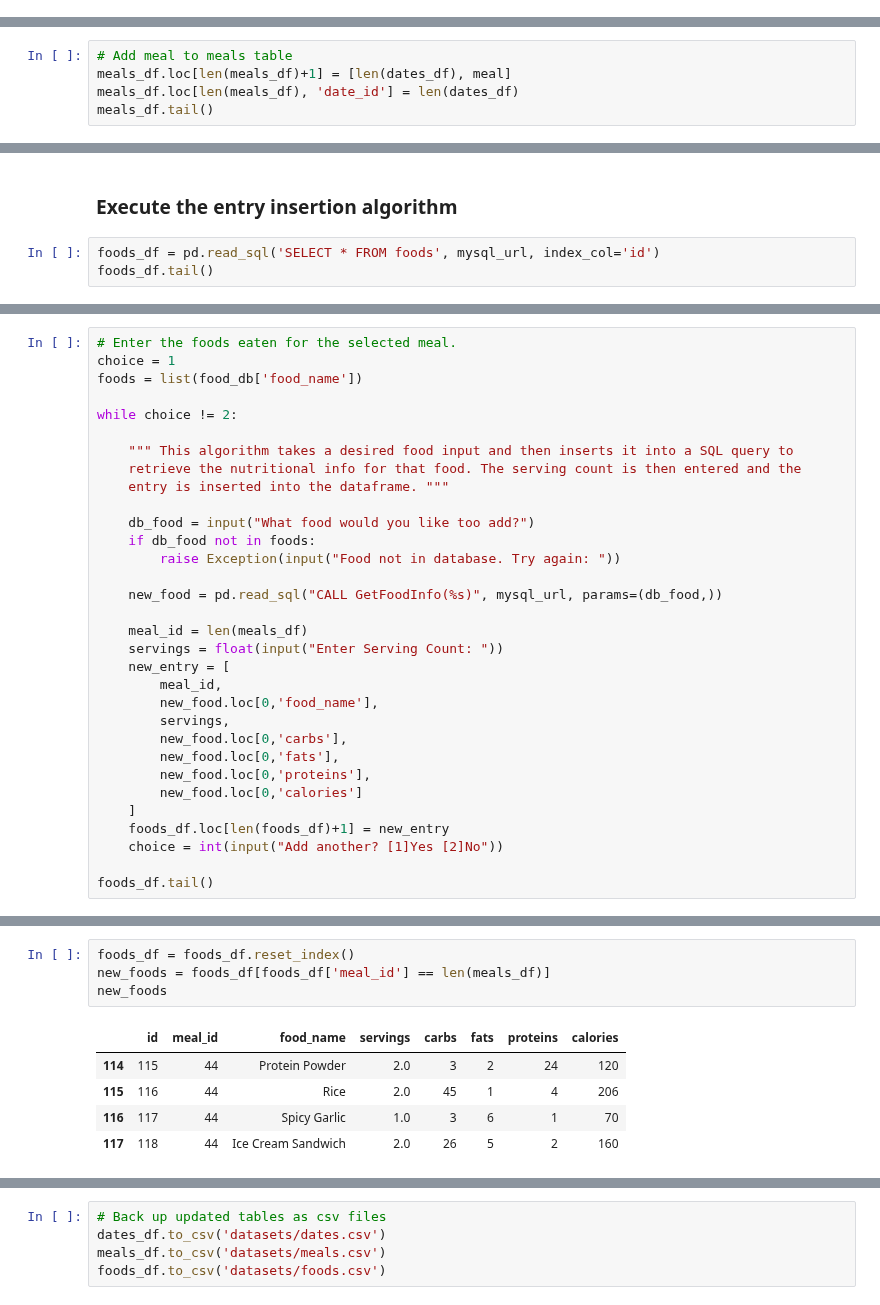
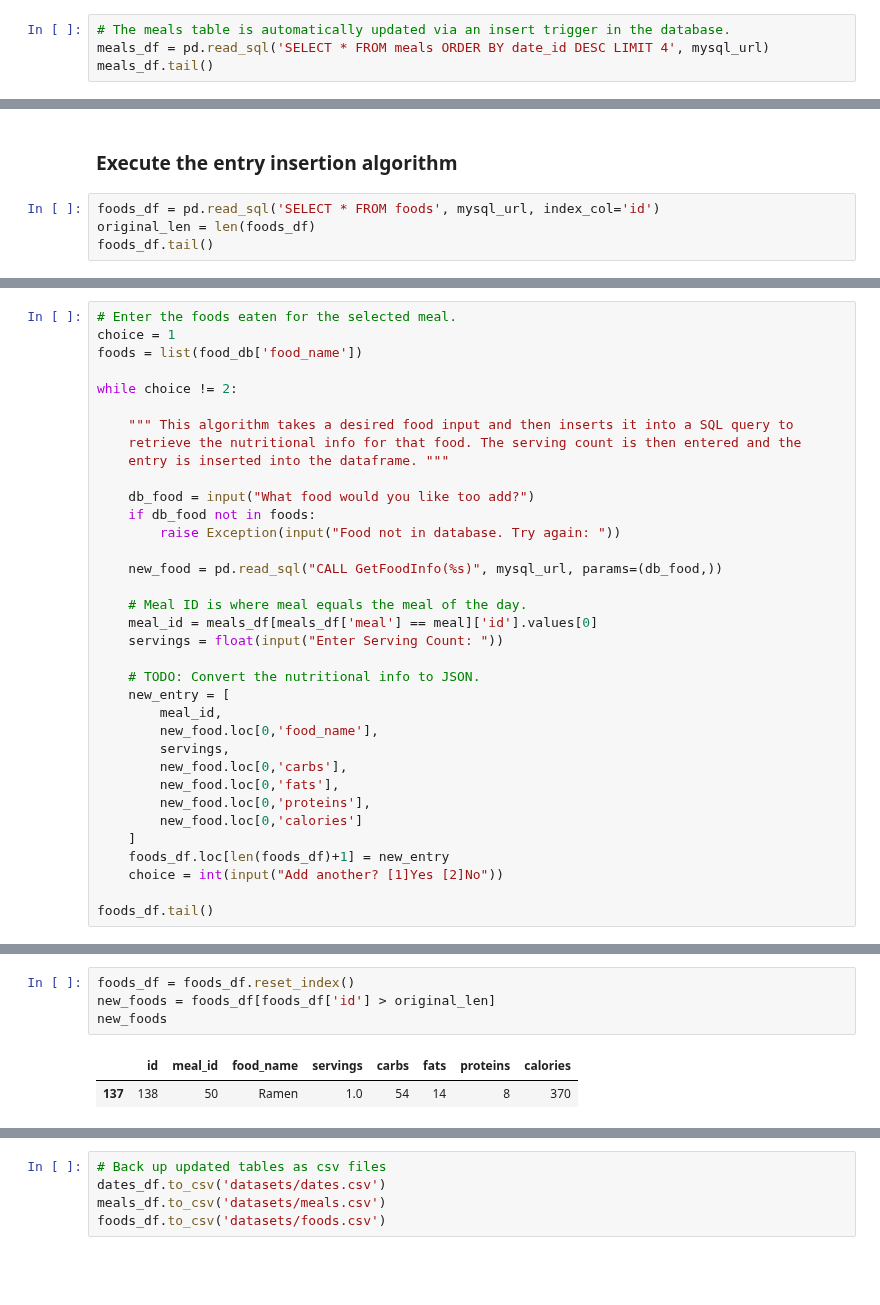
Before and after one commit to Artuk009/NewDIetAndExercise, a Jupyter notebook: Diet_Stuff/diet_v4(InDevelopment).ipynb, the cells around one changed output, grey strips where cells are left out. Cells and saved outputs as stored; diff of their text form; blank space fills up the shorter version.

Commit message:
Simplified the code by adding a MySQL trigger to update meals when date created.

```diff
--- a/Diet_Stuff/diet_v4(InDevelopment).ipynb
+++ b/Diet_Stuff/diet_v4(InDevelopment).ipynb
@@ -175,0 +163,4 @@ meals_df.tail()
+# %%
+# The meals table is automatically updated via an insert trigger in the database.
+meals_df = pd.read_sql('SELECT * FROM meals ORDER BY date_id DESC LIMIT 4', mysql_url)
+meals_df.tail()
@@ -191,5 +187,0 @@ meal
-# %%
-# Add meal to meals table
-meals_df.loc[len(meals_df)+1] = [len(dates_df), meal]
-meals_df.loc[len(meals_df), 'date_id'] = len(dates_df)
-meals_df.tail()
@@ -215,6 +189,7 @@ new_meal.to_sql('meals', mysql_url, if_exists='append', index=False)
 ### Execute the entry insertion algorithm
 # %%
 foods_df = pd.read_sql('SELECT * FROM foods', mysql_url, index_col='id')
+original_len = len(foods_df)
 foods_df.tail()
 # %% [output]
 |  | meal_id | food_name | servings | carbs | fats | proteins | calories |
@@ -241,8 +216,11 @@ while choice != 2:
 
     new_food = pd.read_sql("CALL GetFoodInfo(%s)", mysql_url, params=(db_food,))
 
-    meal_id = len(meals_df)
+    # Meal ID is where meal equals the meal of the day.
+    meal_id = meals_df[meals_df['meal'] == meal]['id'].values[0]
     servings = float(input("Enter Serving Count: "))
+
+    # TODO: Convert the nutritional info to JSON.
     new_entry = [
         meal_id,
         new_food.loc[0,'food_name'],
@@ -267,13 +245,10 @@ foods_df.tail()
 # %%
 foods_df = foods_df.reset_index()
-new_foods = foods_df[foods_df['meal_id'] == len(meals_df)]
+new_foods = foods_df[foods_df['id'] > original_len]
 new_foods
 # %% [output]
 |  | id | meal_id | food_name | servings | carbs | fats | proteins | calories |
-| 114 | 115 | 44 | Protein Powder | 2.0 | 3 | 2 | 24 | 120 |
-| 115 | 116 | 44 | Rice | 2.0 | 45 | 1 | 4 | 206 |
-| 116 | 117 | 44 | Spicy Garlic | 1.0 | 3 | 6 | 1 | 70 |
-| 117 | 118 | 44 | Ice Cream Sandwich | 2.0 | 26 | 5 | 2 | 160 |
+| 137 | 138 | 50 | Ramen | 1.0 | 54 | 14 | 8 | 370 |
 # %%
 # Add new foods to foods table
 new_foods.to_sql('foods', mysql_url, if_exists='append', index=False)
```
Also changed, not shown: parts of 28 cells of this notebook, 3 other files.
